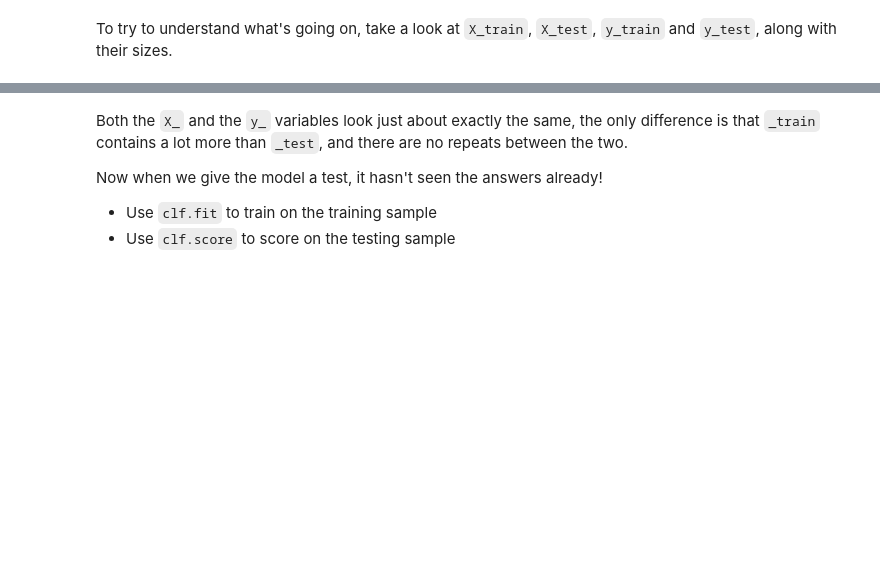
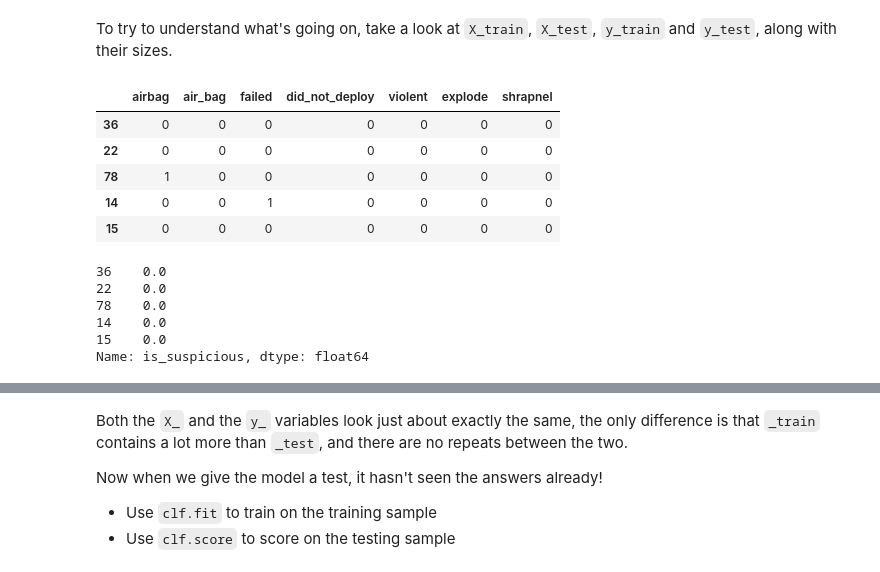
Before and after one commit to fr48/algo-hw, a Jupyter notebook: NYT Takata.ipynb, the cells around one changed output, grey strips where cells are left out. Saved outputs shown, nothing was run; the diff lists cells and outputs as text; code cells hidden in the pictures; blank space fills up the shorter version.

```diff
--- a/NYT Takata.ipynb
+++ b/NYT Takata.ipynb
@@ -543,3 +583,21 @@ from sklearn.model_selection import train_test_split
 X_train, X_test, y_train, y_test = train_test_split(X, y)
 # %% [markdown]
 To try to understand what's going on, take a look at `X_train`, `X_test`, `y_train` and `y_test`, along with their sizes.
+# %%
+X_train.head(5)
+# %% [output]
+|  | airbag | air_bag | failed | did_not_deploy | violent | explode | shrapnel |
+| 36 | 0 | 0 | 0 | 0 | 0 | 0 | 0 |
+| 22 | 0 | 0 | 0 | 0 | 0 | 0 | 0 |
+| 78 | 1 | 0 | 0 | 0 | 0 | 0 | 0 |
+| 14 | 0 | 0 | 1 | 0 | 0 | 0 | 0 |
+| 15 | 0 | 0 | 0 | 0 | 0 | 0 | 0 |
+# %%
+y_train.head(5)
+# %% [output]
+36    0.0
+22    0.0
+78    0.0
+14    0.0
+15    0.0
+Name: is_suspicious, dtype: float64
```
Also changed, not shown: parts of 22 cells of this notebook.
